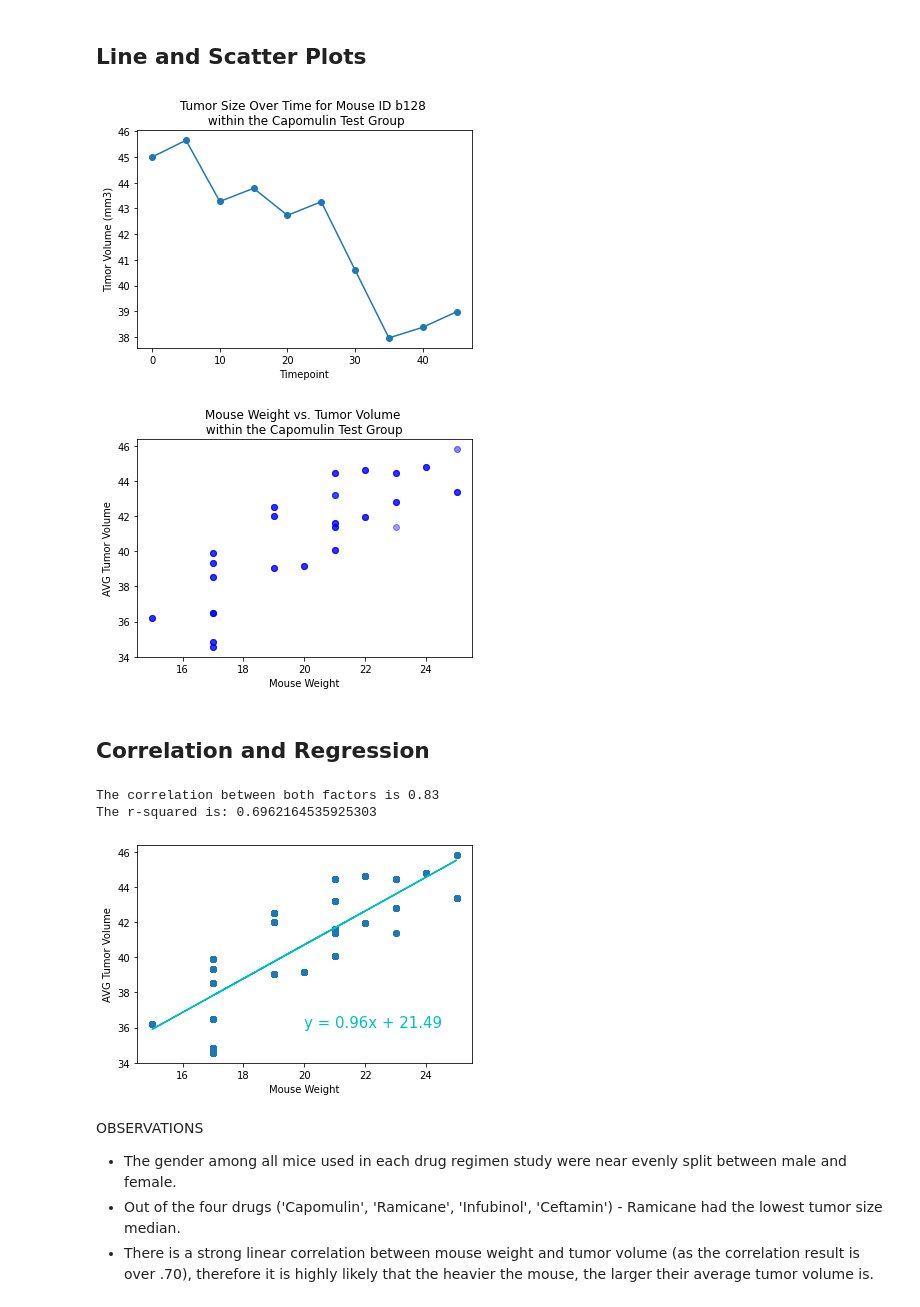
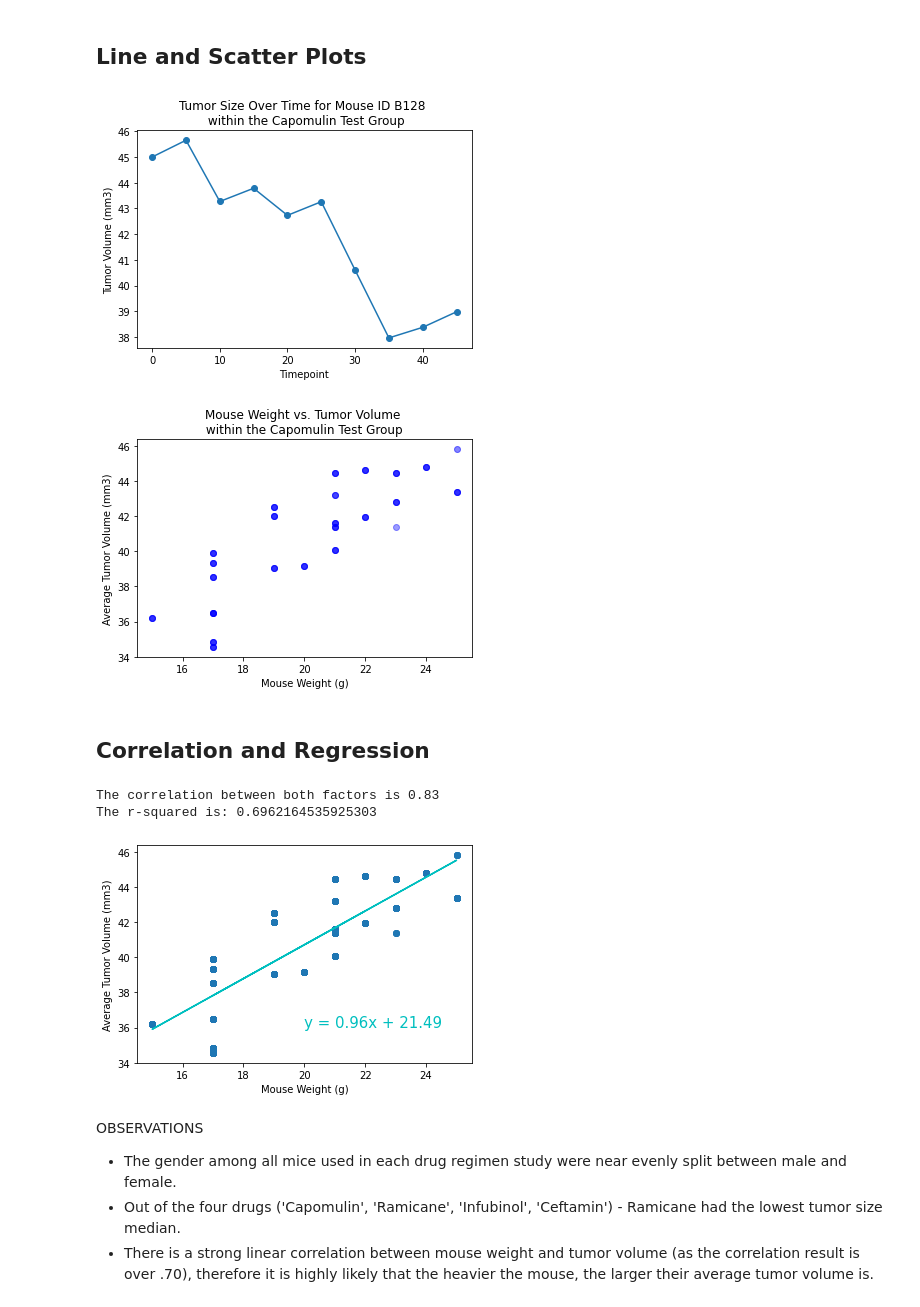
Before and after one commit to szerpa17/matplotlib-challenge, a Jupyter notebook: Pymaceuticals/pymaceuticals.ipynb, the cells around one changed output. Cells and saved outputs as stored; diff of their text form; code cells hidden in the pictures.

```diff
--- a/Pymaceuticals/pymaceuticals.ipynb
+++ b/Pymaceuticals/pymaceuticals.ipynb
@@ -422,15 +423,15 @@ indv_mouse = clean_df.loc[(clean_df["Drug Regimen"] == drug) & (clean_df['Mouse
 
 # Plotted information
 plt.plot(indv_mouse['Timepoint'], indv_mouse['Tumor Volume (mm3)'], marker='o')
-plt.title(f'Tumor Size Over Time for Mouse ID {mouse_id} \n within the {drug} Test Group')
+plt.title(f'Tumor Size Over Time for Mouse ID {mouse_id.title()} \n within the {drug} Test Group')
 plt.xlabel('Timepoint')
-plt.ylabel('Timor Volume (mm3)')
+plt.ylabel('Tumor Volume (mm3)')
 
 # Plot export
 plt.savefig('images/line_plot.png')
 plt.show()
 # %% [output]
-[figure, old version]
+[figure, new version]
 # %%
 # Generate a scatter plot of mouse weight versus average tumor volume for the Capomulin regimen
 # Pulled information into a new DF for the specified drug
@@ -452,45 +453,45 @@ plt.scatter(cw_merged['Weight (g)'],
             facecolors='b',
             alpha=.15)
 plt.title(f'Mouse Weight vs. Tumor Volume \n within the {drug} Test Group ')
-plt.xlabel('Mouse Weight')
-plt.ylabel('AVG Tumor Volume')
+plt.xlabel('Mouse Weight (g)')
+plt.ylabel('Average Tumor Volume (mm3)')
 
 # Plot export
 plt.savefig('images/scatter_plot.png')
 plt.show()
 # %% [output]
-[figure, old version]
+[figure, new version]
 # %% [markdown]
 ## Correlation and Regression
 # %%
 # Calculate the correlation coefficient and linear regression model
 # for mouse weight and average tumor volume for the Capomulin regimen
 
 x_vals = cw_merged['Weight (g)']
 y_vals = cw_merged['Average Tumor Volume (mm3)']
 
 # Calculated correlation using PearsonR
 correlation = st.pearsonr(x_vals, y_vals)
 print(f"The correlation between both factors is {round(correlation[0],2)}")
 
 # Used linegress to plot a regression line on the scatter plot
 (slope, intercept, rvalue, pvalue, stderr) = st.linregress(x_vals, y_vals)
 regress_values = x_vals * slope + intercept
 line_eq = "y = " + str(round(slope,2)) + "x + " + str(round(intercept,2))
 plt.scatter(x_vals,y_vals)
 plt.plot(x_vals,regress_values,"r-", color='c')
 plt.annotate(line_eq,(20,36),fontsize=15,color="c")
-plt.xlabel('Mouse Weight')
-plt.ylabel('AVG Tumor Volume')
+plt.xlabel('Mouse Weight (g)')
+plt.ylabel('Average Tumor Volume (mm3)')
 print(f"The r-squared is: {rvalue**2}")
 
 # Plot export
 plt.savefig('images/regression_plot.png')
 plt.show()
 # %% [output]
 The correlation between both factors is 0.83
 The r-squared is: 0.6962164535925303
-[figure, old version]
+[figure, new version]
 # %% [markdown]
 OBSERVATIONS
 * The gender among all mice used in each drug regimen study were near evenly split between male and female.
```
Also changed, not shown: parts of 1 cell of this notebook, 4 other files.
